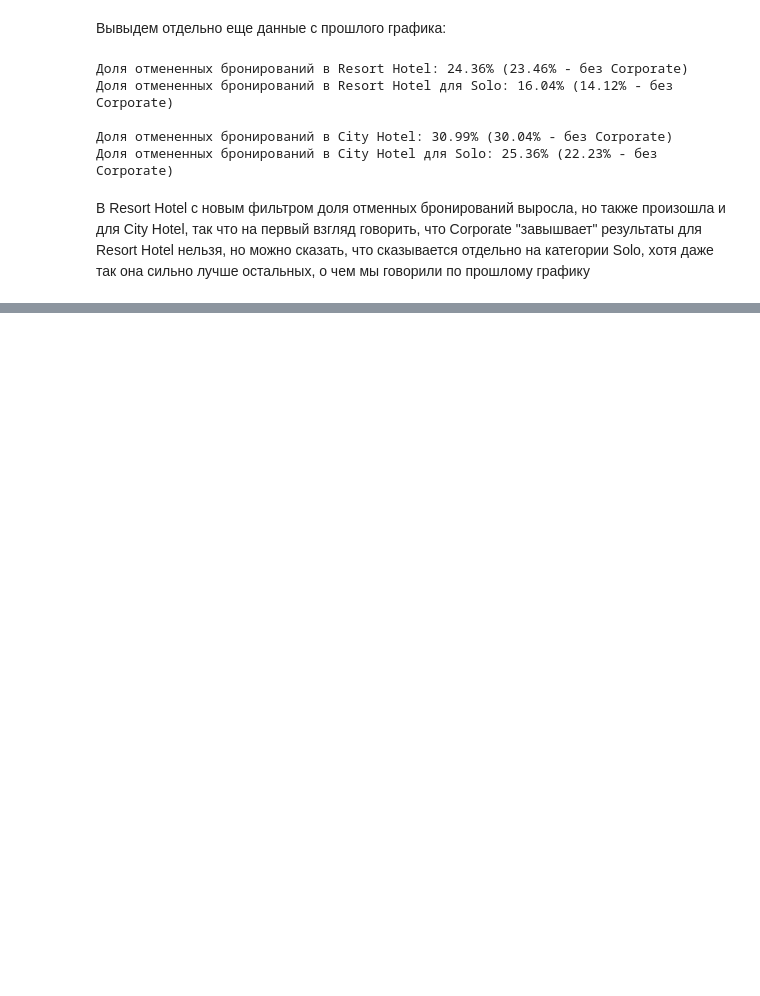
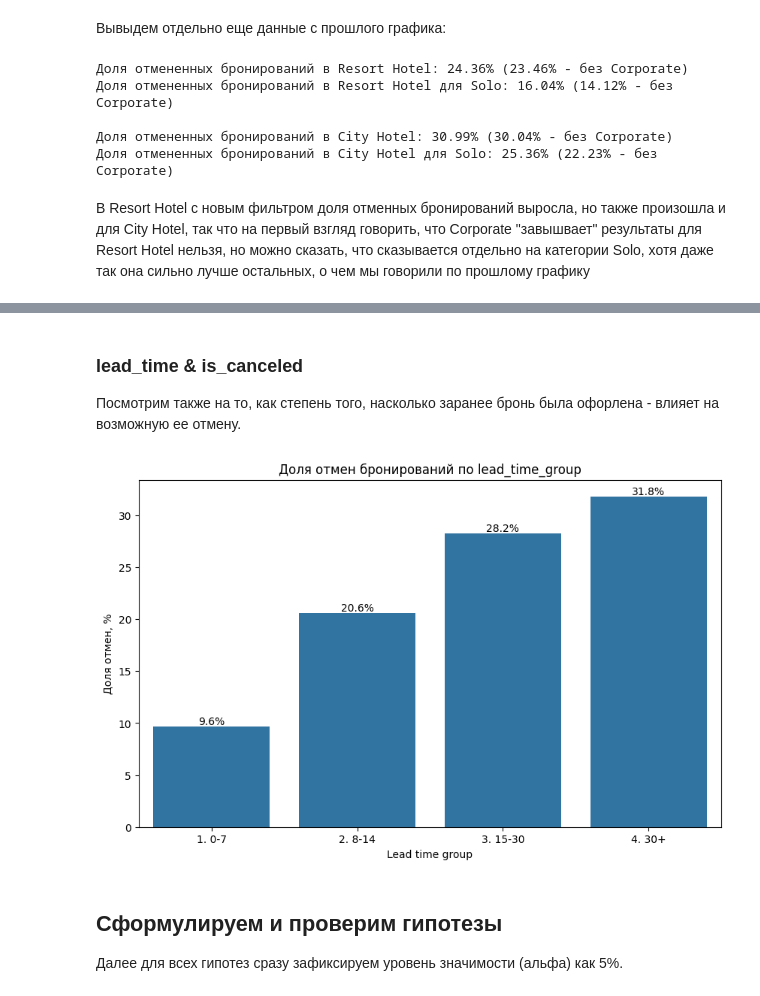
Before and after one commit to burtsev-sa/gp_4, a Jupyter notebook: main_eda.ipynb, the cells around one changed output, grey strips where cells are left out. Drawn from its saved outputs; the diff is of its cells as text; code cells hidden in the pictures; blank space fills up the shorter version.

```diff
--- a/main_eda.ipynb
+++ b/main_eda.ipynb
@@ -361,0 +403,38 @@ print(f'Доля отмененных бронирований в City Hotel д
+# %% [markdown]
+### lead_time & is_canceled
+
+Посмотрим также на то, как степень того, насколько заранее бронь была офорлена - влияет на возможную ее отмену.
+# %%
+df_lead_time = df.copy()
+
+def lead_time_group(x):
+    if x['lead_time'] > 0 and x['lead_time'] <= 7:
+        return '1. 0-7'
+    elif x['lead_time'] > 7 and x['lead_time'] <= 14:
+        return '2. 8-14'
+    elif x['lead_time'] > 14 and x['lead_time'] <= 30:
+        return '3. 15-30'
+    else:
+        return '4. 30+'
+
+df_lead_time['lead_time_group'] = df_lead_time.apply(lead_time_group, axis=1)
+lead_time_cancel_rate = df_lead_time.groupby('lead_time_group')['is_canceled'].mean() * 100
+
+plt.figure(figsize=(10, 6))
+
+plt.title('Доля отмен бронирований по lead_time_group')
+
+sns.barplot(lead_time_cancel_rate)
+
+plt.xlabel('Lead time group')
+plt.ylabel('Доля отмен, %')
+
+plt.bar_label(plt.gca().containers[0], fmt='%.1f%%')
+
+plt.show()
+# %% [output]
+[figure, added]
+# %% [markdown]
+## Сформулируем и проверим гипотезы
+
+Далее для всех гипотез сразу зафиксируем уровень значимости (альфа) как 5%.
```
Also changed, not shown: parts of 41 cells of this notebook, 3 other files.
